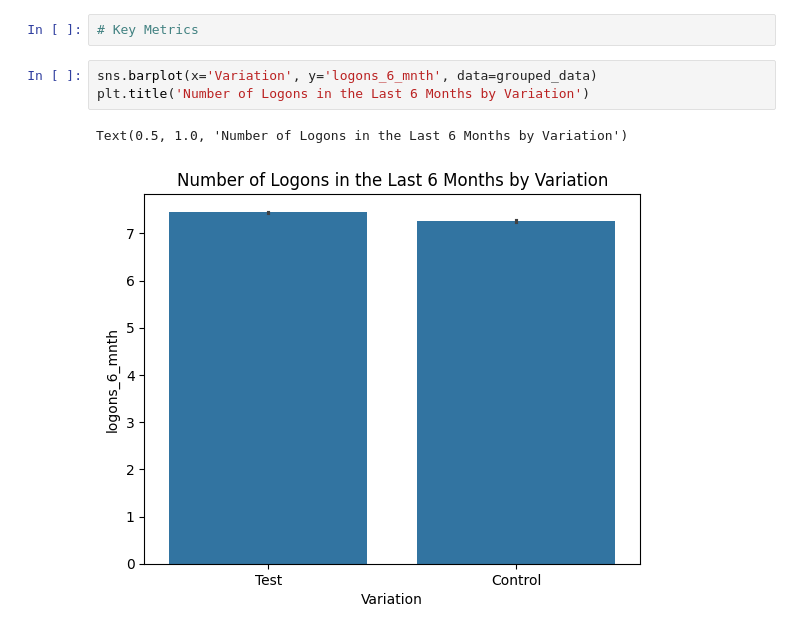
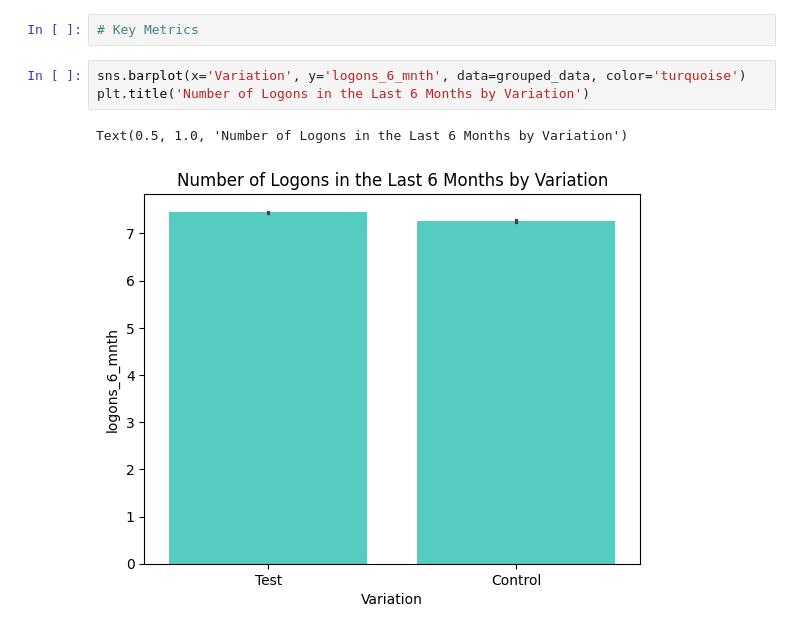
Before and after one commit to nlewism/Project-A-B-Testing-Analysis, a Jupyter notebook: src/jupyter notebook/Data Wrangling.ipynb, the cells around one changed output. Saved outputs shown, nothing was run; the diff lists cells and outputs as text.

Commit message:
Complex Visualizations

```diff
--- a/src/jupyter notebook/Data Wrangling.ipynb
+++ b/src/jupyter notebook/Data Wrangling.ipynb
@@ -349,8 +329,8 @@ Text(0.5, 1.0, 'Age Distribution by A/B Test')
 # %%
 # Key Metrics
 # %%
-sns.barplot(x='Variation', y='logons_6_mnth', data=grouped_data)
+sns.barplot(x='Variation', y='logons_6_mnth', data=grouped_data, color='turquoise')
 plt.title('Number of Logons in the Last 6 Months by Variation')
 # %% [output]
 Text(0.5, 1.0, 'Number of Logons in the Last 6 Months by Variation')
-[figure, old version]
+[figure, new version]
```
Also changed, not shown: parts of 41 cells of this notebook.
